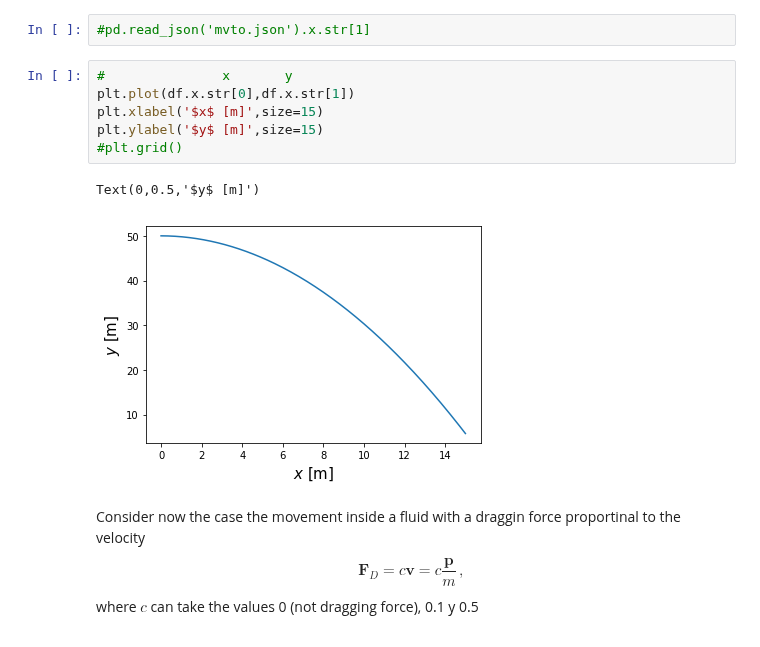
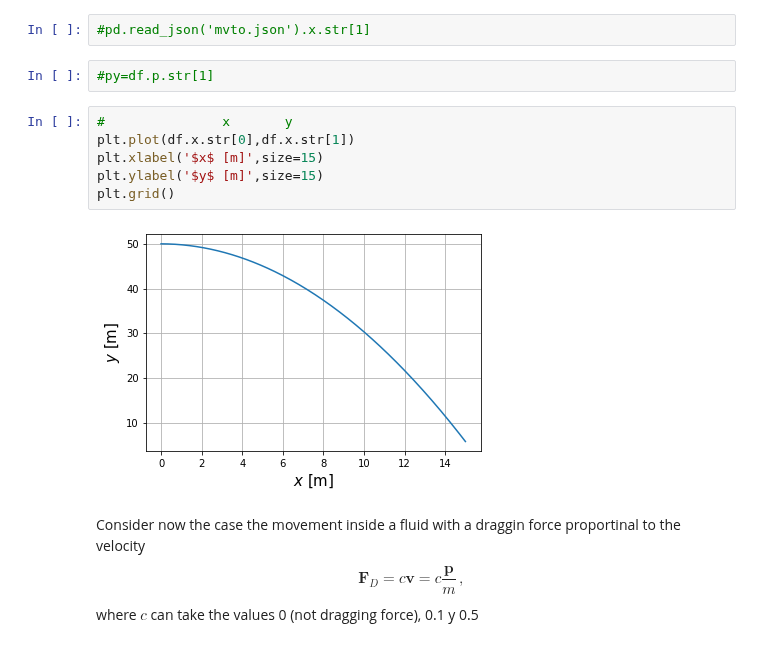
Before and after one commit to restrepo/ComputationalMethods, a Jupyter notebook: material/differential-equations.ipynb, the cells around one changed output. Saved outputs shown, nothing was run; the diff lists cells and outputs as text.

```diff
--- a/material/differential-equations.ipynb
+++ b/material/differential-equations.ipynb
@@ -223,15 +245,16 @@ df#[:3]
 df.to_json('mvto.json')
 # %%
 #pd.read_json('mvto.json').x.str[1]
+# %%
+#py=df.p.str[1]
 # %%
 #               x       y
 plt.plot(df.x.str[0],df.x.str[1])
 plt.xlabel('$x$ [m]',size=15)
 plt.ylabel('$y$ [m]',size=15)
-#plt.grid()
+plt.grid()
 # %% [output]
-Text(0,0.5,'$y$ [m]')
-[figure, old version]
+[figure, new version]
 # %% [markdown]
 Consider now the case the movement inside a fluid with a draggin force proportinal to the velocity
 $$
```
Also changed, not shown: parts of 9 cells of this notebook, 2 other files.
